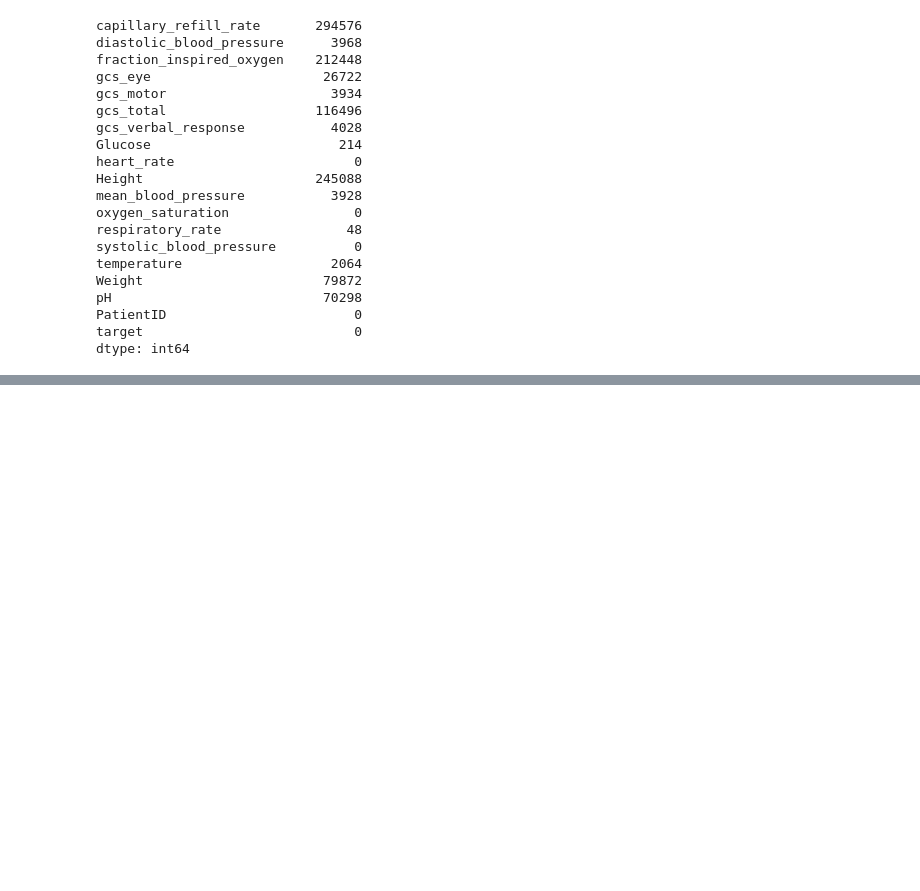
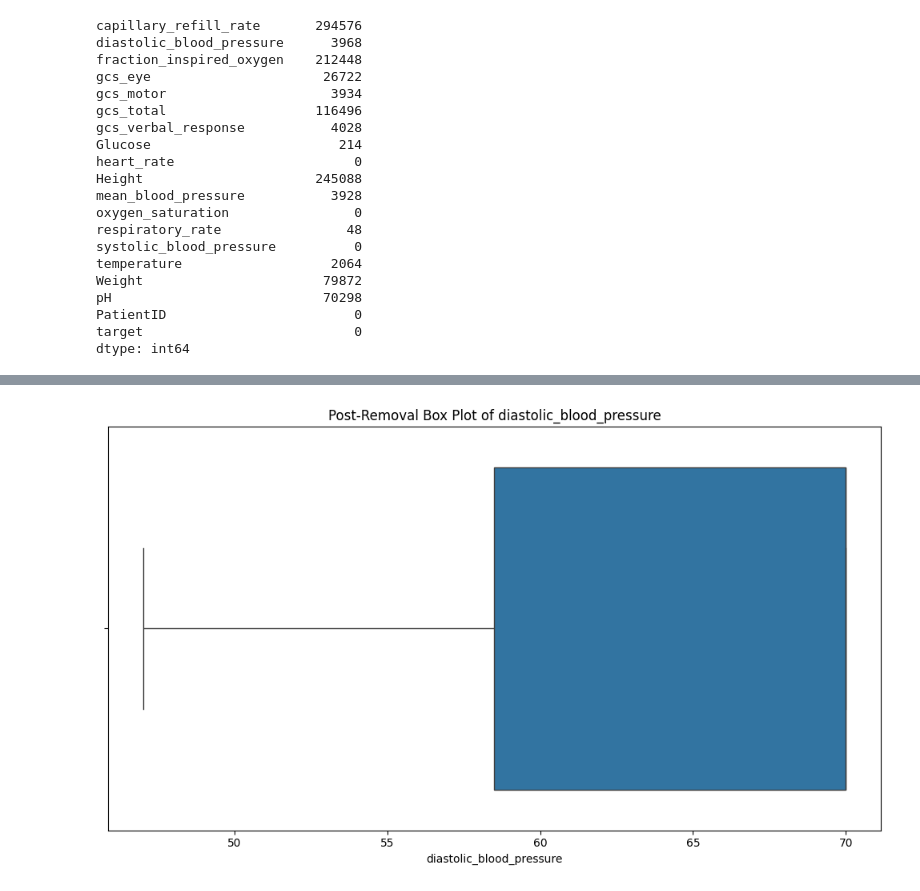
Before and after one commit to jackieMboyaAchieng/Applied-Machine-Learning, a Jupyter notebook: Assignments/assigment 1/Data Pre-processing.ipynb, the cells around one changed output, grey strips where cells are left out. Saved outputs shown, nothing was run; the diff lists cells and outputs as text; code cells hidden in the pictures; blank space fills up the shorter version.

```diff
--- a/Assignments/assigment 1/Data Pre-processing.ipynb
+++ b/Assignments/assigment 1/Data Pre-processing.ipynb
@@ -321,0 +451,3 @@ dtype: int64
+# %%
+#Drop incomplete records
+df_cleaned = df.dropna(subset=categorical_variables)
@@ -321,0 +518,15 @@ dtype: int64
+# %%
+# Fill missing numerical values with median
+# Identify numerical variables (excluding the target variable if it's binary)
+numerical_vars = df.select_dtypes(include=[np.number]).columns.tolist()
+if 'target' in numerical_vars:
+    numerical_vars.remove('target')
+
+
+for col in numerical_vars:
+    median_val = df[col].median()
+    df[col].fillna(median_val, inplace=True)
+
+# Verify no missing values remain
+print("Missing values after treatment:")
+display(df.isnull().sum())
@@ -321,0 +585,63 @@ dtype: int64
+# %%
+import pandas as pd
+import numpy as np
+import matplotlib.pyplot as plt
+import seaborn as sns
+
+# Assuming 'df' is your DataFrame after incomplete categorical values have been removed.
+# This code assumes `df` is already a variable in the environment.
+
+# --- Part 1: Deleting Outliers in Numerical Variables ---
+print("\n--- Deleting Outliers from Numerical Variables ---")
+
+
+# Define a function to remove outliers using the IQR method
+def remove_outliers_iqr(df, column):
+    Q1 = df[column].quantile(0.25)
+    Q3 = df[column].quantile(0.75)
+    IQR = Q3 - Q1
+    lower_bound = Q1 - 1.5 * IQR
+    upper_bound = Q3 + 1.5 * IQR
+    df_filtered = df[(df[column] >= lower_bound) & (df[column] <= upper_bound)]
+    return df_filtered
+
+initial_rows = len(df)
+for var in final_numerical:
+    df = remove_outliers_iqr(df, var)
+
+rows_removed_outliers = initial_rows - len(df)
+print(f"Number of rows removed due to outliers: {rows_removed_outliers}")
+print(f"New number of records after outlier removal: {len(df)}")
+
+# --- Part 2: Replacing Missing Values in Numerical Variables ---
+print("\n--- Replacing Missing Values with Mean Imputation ---")
+impute_variables = ['Height', 'Weight']
+for var in impute_variables:
+    mean_value = df[var].mean()
+    df[var].fillna(mean_value, inplace=True)
+print("Missing values in Height and Weight have been imputed.")
+
+# --- Part 3: Create box plots to visualize variables after outlier removal ---
+print("\n=== Box Plots After Outlier Removal ===")
+all_numerical_variables = [
+    'diastolic_blood_pressure', 'fraction_inspired_oxygen', 'gcs_total',
+    'Glucose', 'heart_rate', 'Height', 'mean_blood_pressure', 'oxygen_saturation',
+    'respiratory_rate', 'systolic_blood_pressure', 'temperature', 'Weight', 'pH'
+]
+
+# Create a list of variables to skip for plotting
+skip_variables = ['Weight', 'Height', 'fraction_inspired_oxygen', 'gcs_total']
+
+for col in all_numerical_variables:
+
+    # Skip the specified variables
+    if col in skip_variables:
+        continue
+    # Create box plot for each numerical variable
+    plt.figure(figsize=(10, 6))
+    sns.boxplot(x=df[col])
+    plt.title(f'Post-Removal Box Plot of {col}')
+    plt.xlabel(col)
+    plt.tight_layout()
+    plt.show()
+# %% [output]
@@ -321,0 +662 @@ dtype: int64
+[figure, added]
```
Also changed, not shown: parts of 29 cells of this notebook, 13 other files.
